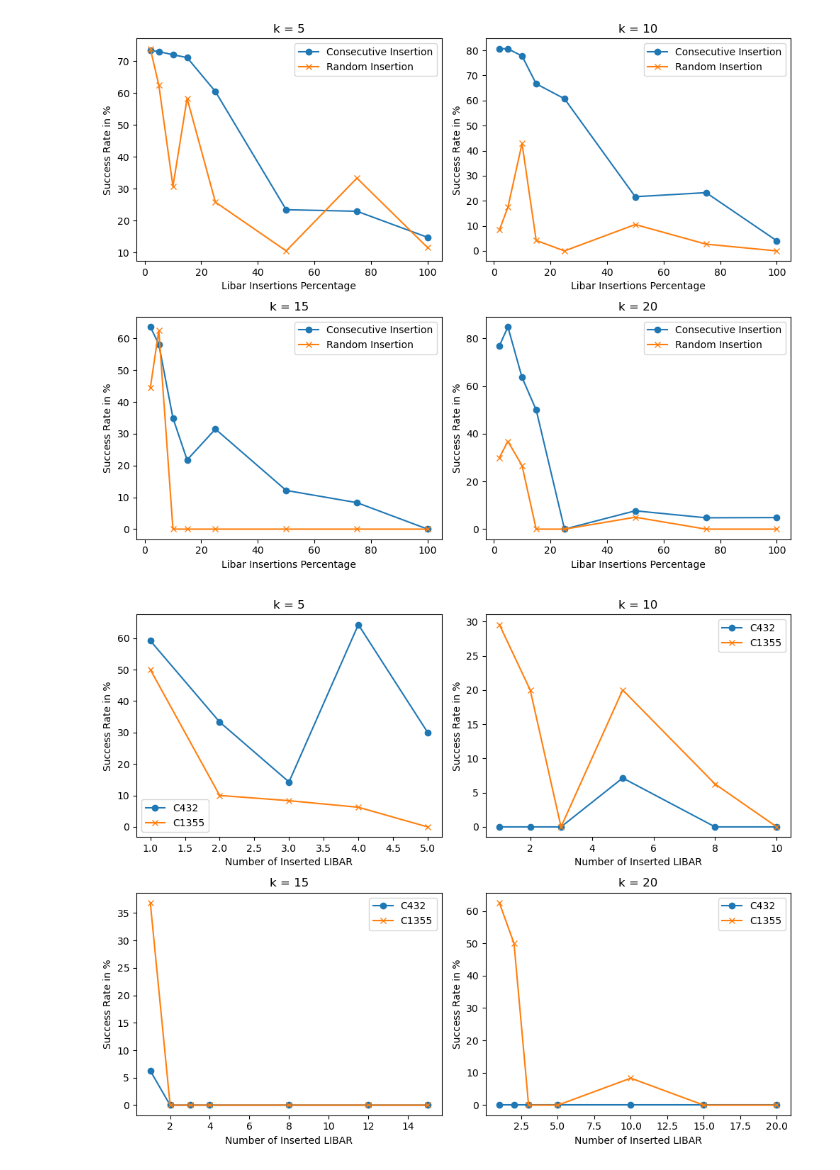
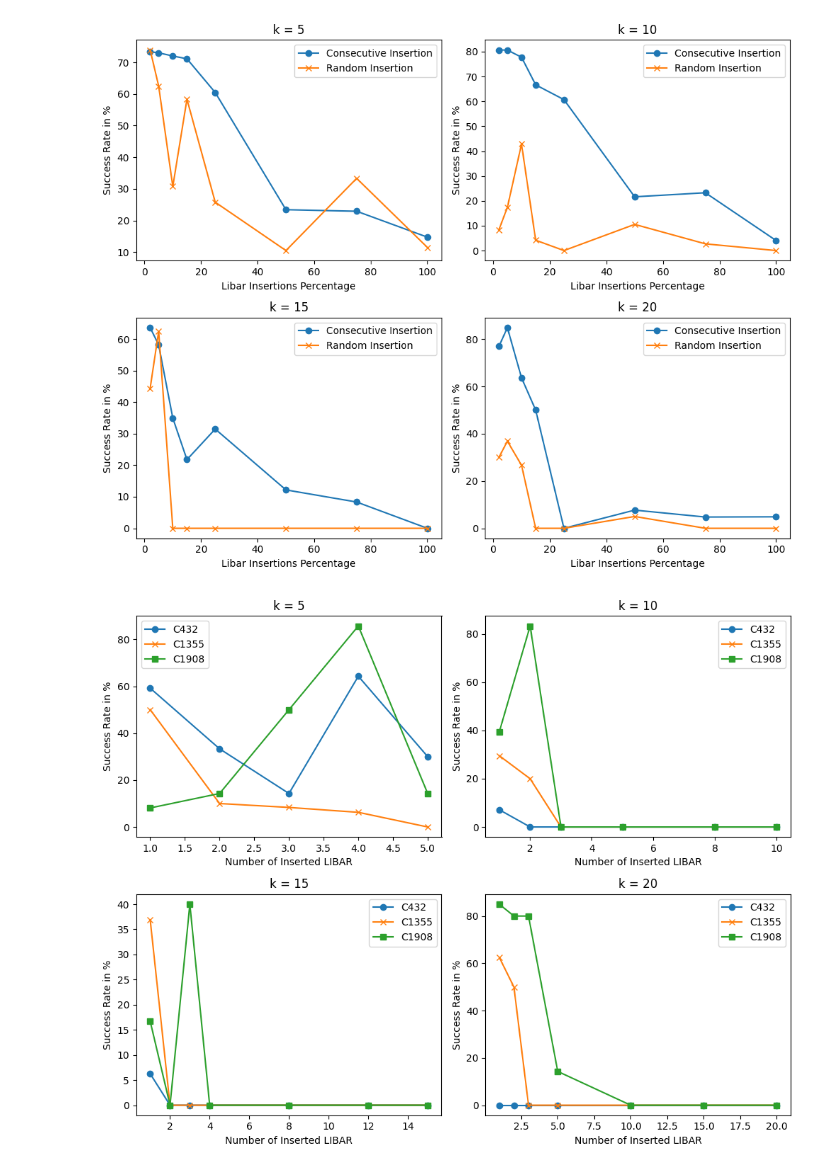
Before and after one commit to mahmud624683/BUET_SAT_SIMULATOR, a Jupyter notebook: src/graph.ipynb, the cells around one changed output. Cells and saved outputs as stored; diff of their text form; code cells hidden in the pictures.

```diff
--- a/src/graph.ipynb
+++ b/src/graph.ipynb
@@ -124,62 +195,72 @@ plt.show()
 # %%
 import matplotlib.pyplot as plt
 
-# Data for consecutive and random insertion
+# Effect of circuit size on libar no in effective blocking
 x5 = [1, 2, 3, 4, 5]
 x10 = [1, 2, 3, 5, 8, 10]
 x15 = [1, 2, 3, 4, 8, 12, 15]
 x20 = [1, 2, 3, 5, 10, 15, 20]
 
-c1355k5 = [50, 10, 8.333333333, 6.25, 0]
-c1355k10 = [29.54545455, 20, 0, 20, 6.25, 0]
-c1355k15 = [36.84210526, 0, 0, 0, 0, 0, 0]
-c1355k20 = [62.5, 50, 0, 0, 8.333333333, 0, 0]
+c1355_5k = [50, 10, 8.333333333, 6.25, 0]
+c1908_5k = [8.108108108, 14.28571429, 50, 85.71428571, 14.28571429]
+c432_5k = [59.18367347, 33.33333333, 14.28571429, 64.28571429, 30 ]
 
-c432k5 = [59.18367347, 33.33333333, 14.28571429, 64.28571429, 30]
-c432k10 = [0, 0, 0, 7.142857143, 0, 0]
-c432k15 = [6.25, 0, 0, 0, 0, 0, 0]
-c432k20 = [0, 0, 0, 0, 0, 0, 0]
+c1355_10k = [29.54545455, 20, 0, 0, 0, 0 ]
+c1908_10k = [39.47368421, 83.33333333, 0, 0, 0, 0]
+c432_10k = [ 7.142857143, 0, 0, 0, 0, 0 ]
+
+c1355_15k = [36.84210526, 0, 0, 0, 0, 0, 0]
+c1908_15k = [16.66666667, 0, 40, 0, 0, 0, 0]
+c432_15k = [ 6.25, 0, 0, 0, 0, 0, 0]
+
+c1355_20k = [62.5, 50, 0, 0, 0, 0, 0]
+c1908_20k = [85, 80, 80, 14.28571429, 0, 0, 0]
+c432_20k = [ 0, 0, 0, 0, 0, 0, 0]
 
 
 # Creating a 2x2 plot for consecutive vs random insertion
 fig, axs = plt.subplots(2, 2, figsize=(10, 8))
 
 # Plot for k=5
-axs[0, 0].plot(x5, c432k5, label="C432", marker='o')
-axs[0, 0].plot(x5, c1355k5, label="C1355", marker='x')
+axs[0, 0].plot(x5, c432_5k, label="C432", marker='o')
+axs[0, 0].plot(x5, c1355_5k, label="C1355", marker='x')
+axs[0, 0].plot(x5, c1908_5k, label="C1908", marker='s')
 axs[0, 0].set_title('k = 5')
 axs[0, 0].set_xlabel('Number of Inserted LIBAR')
 axs[0, 0].set_ylabel('Success Rate in %')
 axs[0, 0].legend()
 
 # Plot for k=10
-axs[0, 1].plot(x10, c432k10, label="C432", marker='o')
-axs[0, 1].plot(x10, c1355k10, label="C1355", marker='x')
+axs[0, 1].plot(x10, c432_10k, label="C432", marker='o')
+axs[0, 1].plot(x10, c1355_10k, label="C1355", marker='x')
+axs[0, 1].plot(x10, c1908_10k, label="C1908", marker='s')
 axs[0, 1].set_title('k = 10')
 axs[0, 1].set_xlabel('Number of Inserted LIBAR')
 axs[0, 1].set_ylabel('Success Rate in %')
 axs[0, 1].legend()
 
 # Plot for k=15
-axs[1, 0].plot(x15, c432k15, label="C432", marker='o')
-axs[1, 0].plot(x15, c1355k15, label="C1355", marker='x')
+axs[1, 0].plot(x15, c432_15k, label="C432", marker='o')
+axs[1, 0].plot(x15, c1355_15k, label="C1355", marker='x')
+axs[1, 0].plot(x15, c1908_15k, label="C1908", marker='s')
 axs[1, 0].set_title('k = 15')
 axs[1, 0].set_xlabel('Number of Inserted LIBAR')
 axs[1, 0].set_ylabel('Success Rate in %')
 axs[1, 0].legend()
 
 # Plot for k=20
-axs[1, 1].plot(x20, c432k20, label="C432", marker='o')
-axs[1, 1].plot(x20, c1355k20, label="C1355", marker='x')
+axs[1, 1].plot(x20, c432_20k, label="C432", marker='o')
+axs[1, 1].plot(x20, c1355_20k, label="C1355", marker='x')
+axs[1, 1].plot(x20, c1908_20k, label="C1908", marker='s')
 axs[1, 1].set_title('k = 20')
 axs[1, 1].set_xlabel('Number of Inserted LIBAR')
 axs[1, 1].set_ylabel('Success Rate in %')
 axs[1, 1].legend()
 
 plt.tight_layout()
 plt.show()
 # %% [output]
-[figure, old version]
+[figure, new version]
 # %%
 project_path = "/Users/mahmudulhasan/Documents"
 txt_file = project_path+"/BUET_SAT_SIMULATOR/src/data.txt"
```
Also changed, not shown: parts of 5 cells of this notebook, 5 other files.
